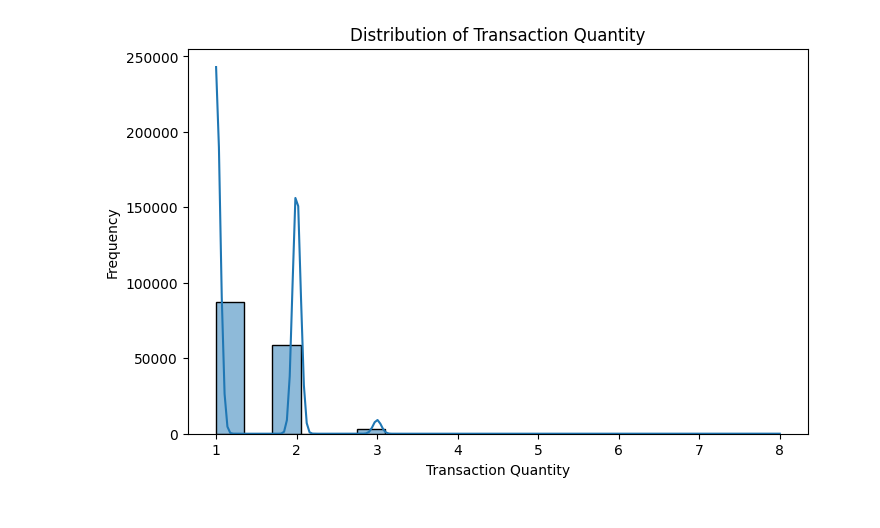
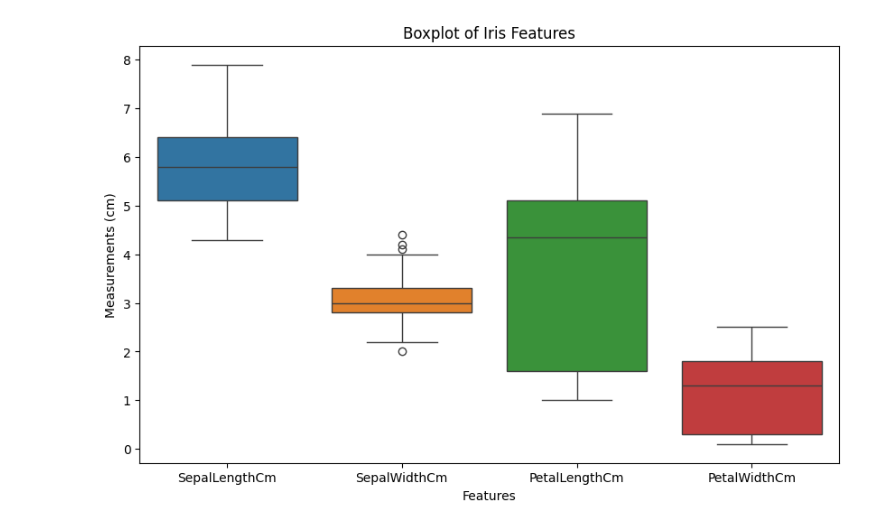
Before and after one commit to os1187/EDA-E1-26-27, a Jupyter notebook: Assessment_6_25BAI0058.ipynb, the cells around one changed output. Saved outputs shown, nothing was run; the diff lists cells and outputs as text; code cells hidden in the pictures.

```diff
--- a/Assessment_6_25BAI0058.ipynb
+++ b/Assessment_6_25BAI0058.ipynb
@@ -4,3 +4,7 @@
 import pandas as pd
 import matplotlib.pyplot as plt
 import seaborn as sns
+
+df = pd.read_csv("/content/Iris.csv")
+
+print(df.head())
@@ -7,2 +17,0 @@ import seaborn as sns
-# %%
-df = pd.read_csv("/content/Coffee Shop Sales.xlsx - Transactions.csv")
@@ -103,5 +62,0 @@ dtype: int64
-# %%
-df["sales"] = df["transaction_qty"] * df["unit_price"]
-
-print("\nTotal Sales:")
-print(df["sales"].sum())
@@ -200,9 +87,14 @@ Name: sales, dtype: float64
 # %%
-plt.figure(figsize=(8, 5))
-sns.histplot(df["transaction_qty"], bins=20, kde=True)
-plt.title("Distribution of Transaction Quantity")
-plt.xlabel("Transaction Quantity")
-plt.ylabel("Frequency")
+plt.figure(figsize=(10, 6))
+
+sns.boxplot(data=df[
+    ["SepalLengthCm", "SepalWidthCm",
+     "PetalLengthCm", "PetalWidthCm"]
+])
+
+plt.title("Boxplot of Iris Features")
+plt.xlabel("Features")
+plt.ylabel("Measurements (cm)")
 plt.show()
 # %% [output]
-[figure, old version]
+[figure, new version]
```
Also changed, not shown: parts of 25 cells of this notebook.
